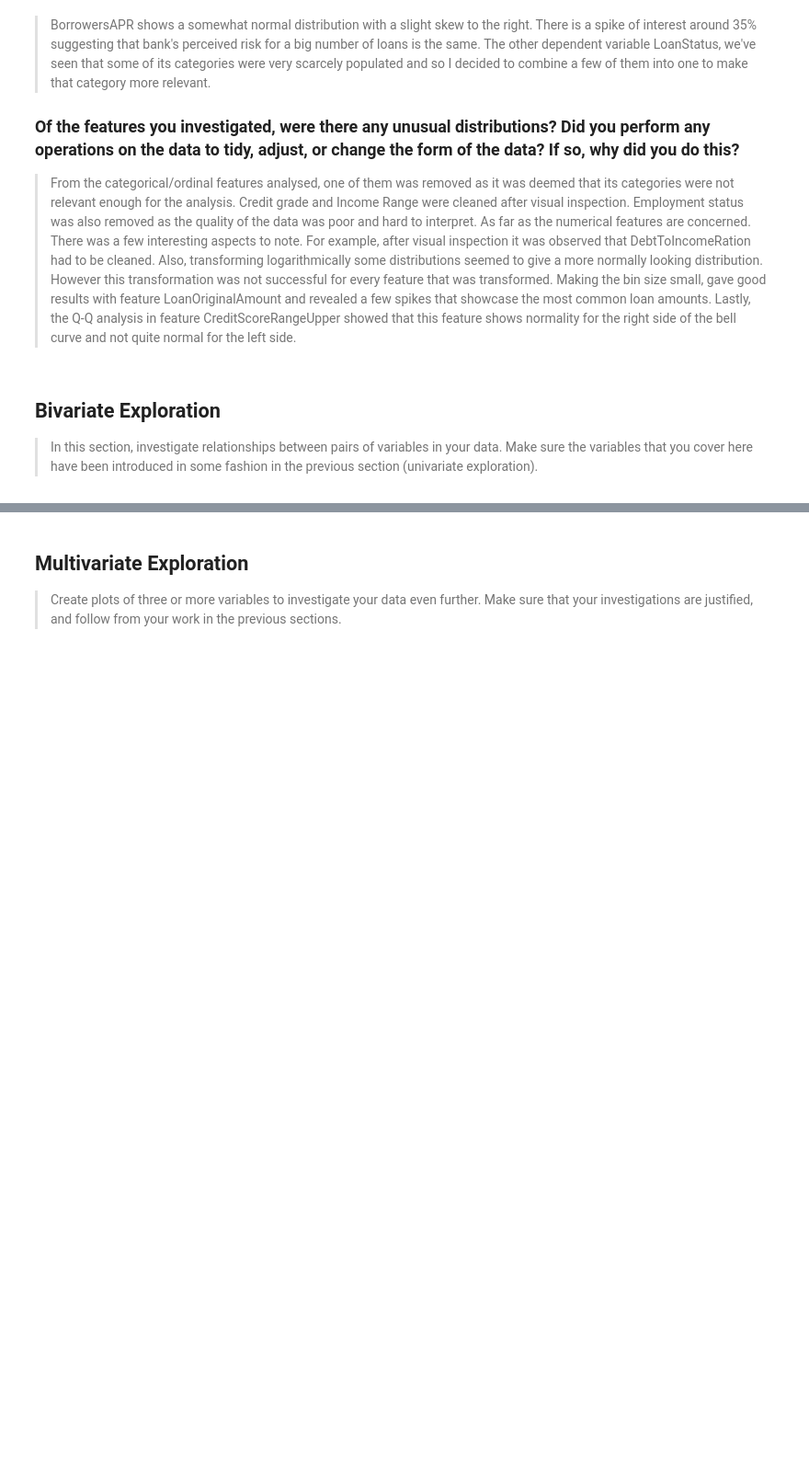
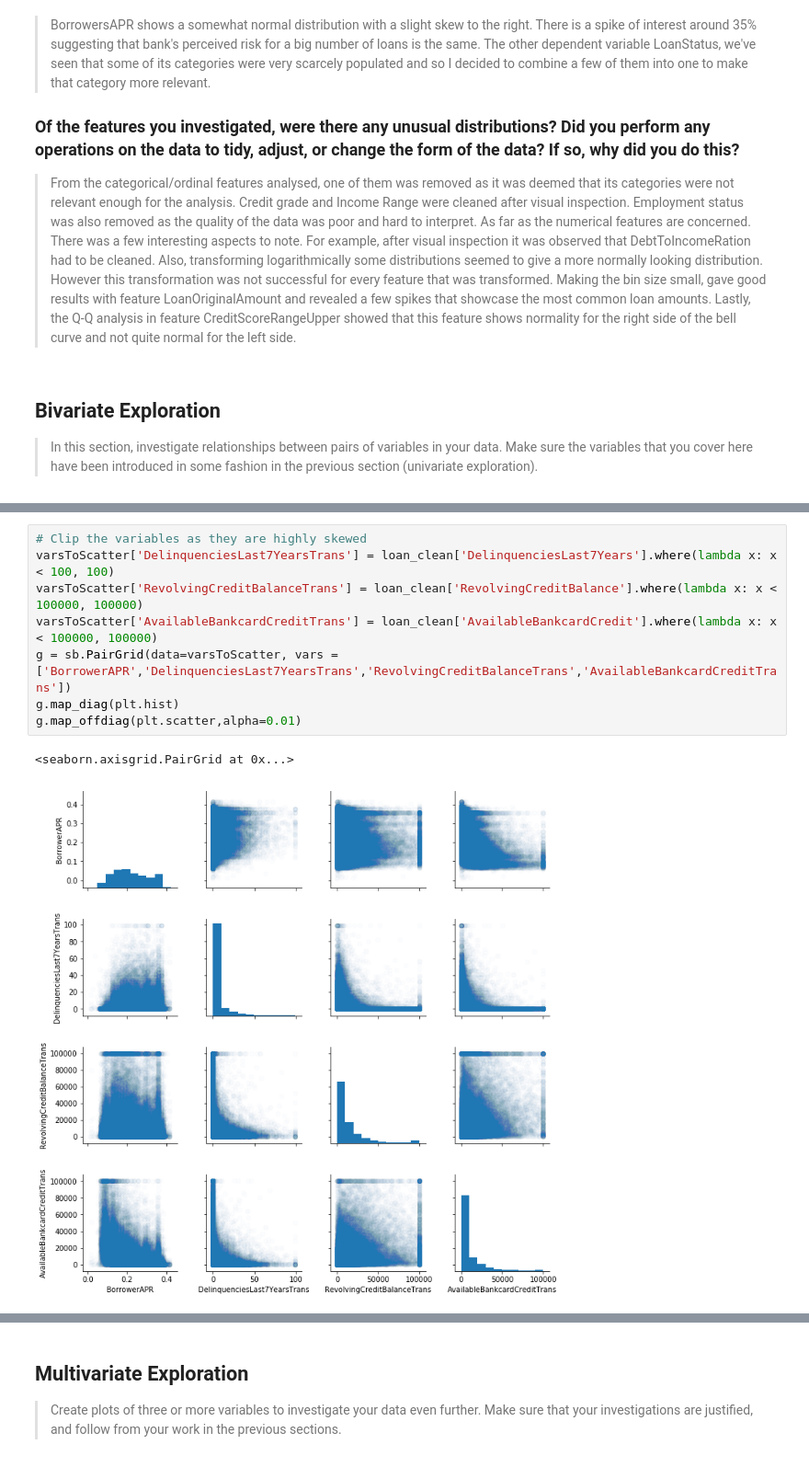
Before and after one commit to aleromar/LoanDataVisuals, a Jupyter notebook: exploration_template.ipynb, the cells around one changed output, grey strips where cells are left out. Shown at 92% size. Cells and saved outputs as stored; diff of their text form; blank space fills up the shorter version.

```diff
--- a/exploration_template.ipynb
+++ b/exploration_template.ipynb
@@ -826,0 +901,11 @@ fashion in the previous section (univariate exploration).
+# %%
+# Clip the variables as they are highly skewed
+varsToScatter['DelinquenciesLast7YearsTrans'] = loan_clean['DelinquenciesLast7Years'].where(lambda x: x < 100, 100)
+varsToScatter['RevolvingCreditBalanceTrans'] = loan_clean['RevolvingCreditBalance'].where(lambda x: x < 100000, 100000)
+varsToScatter['AvailableBankcardCreditTrans'] = loan_clean['AvailableBankcardCredit'].where(lambda x: x < 100000, 100000)
+g = sb.PairGrid(data=varsToScatter, vars = ['BorrowerAPR','DelinquenciesLast7YearsTrans','RevolvingCreditBalanceTrans','AvailableBankcardCreditTrans'])
+g.map_diag(plt.hist)
+g.map_offdiag(plt.scatter,alpha=0.01)
+# %% [output]
+<seaborn.axisgrid.PairGrid at 0x...>
+[figure, added]
```
Also changed, not shown: parts of 56 cells of this notebook.
